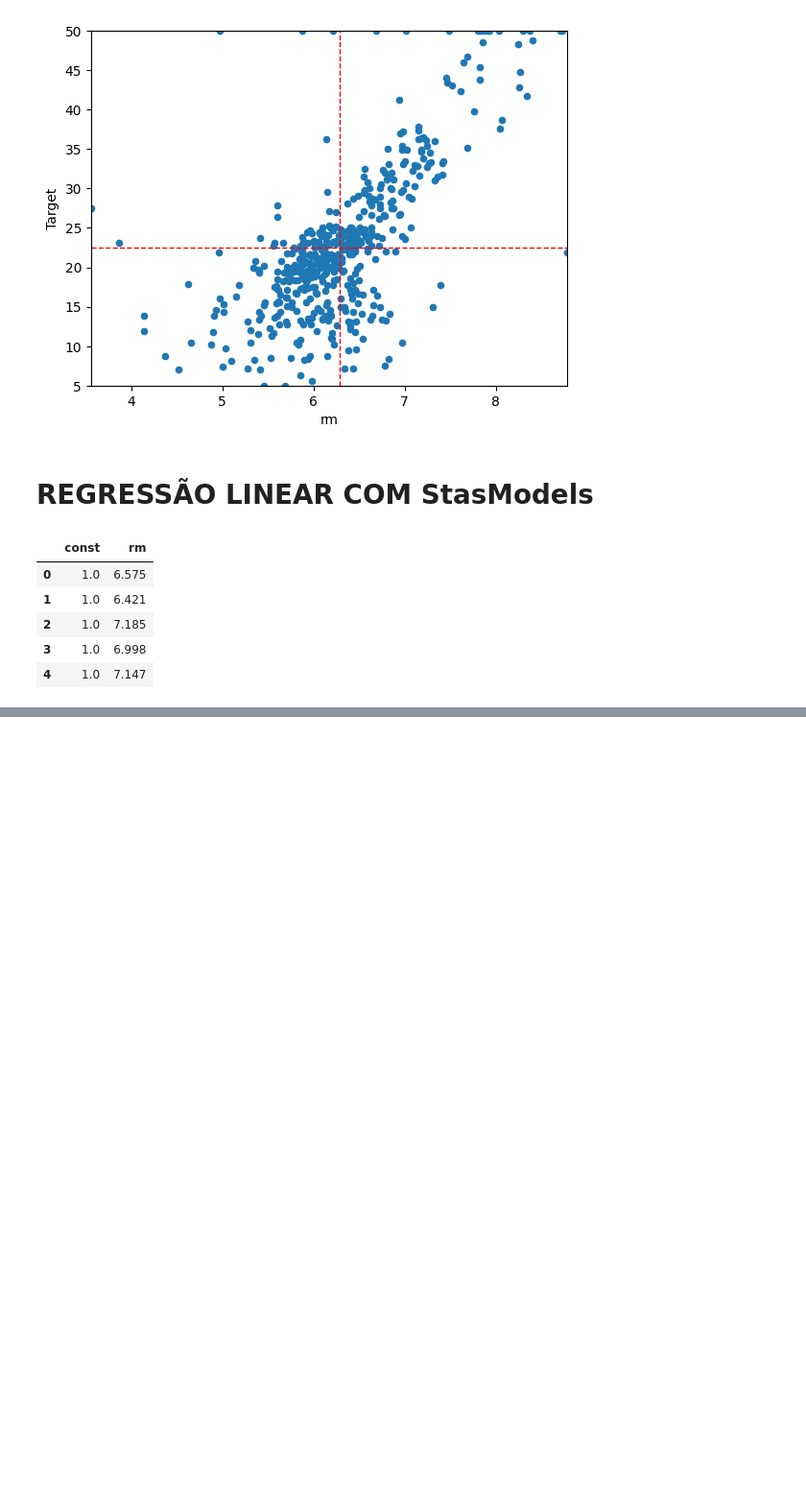
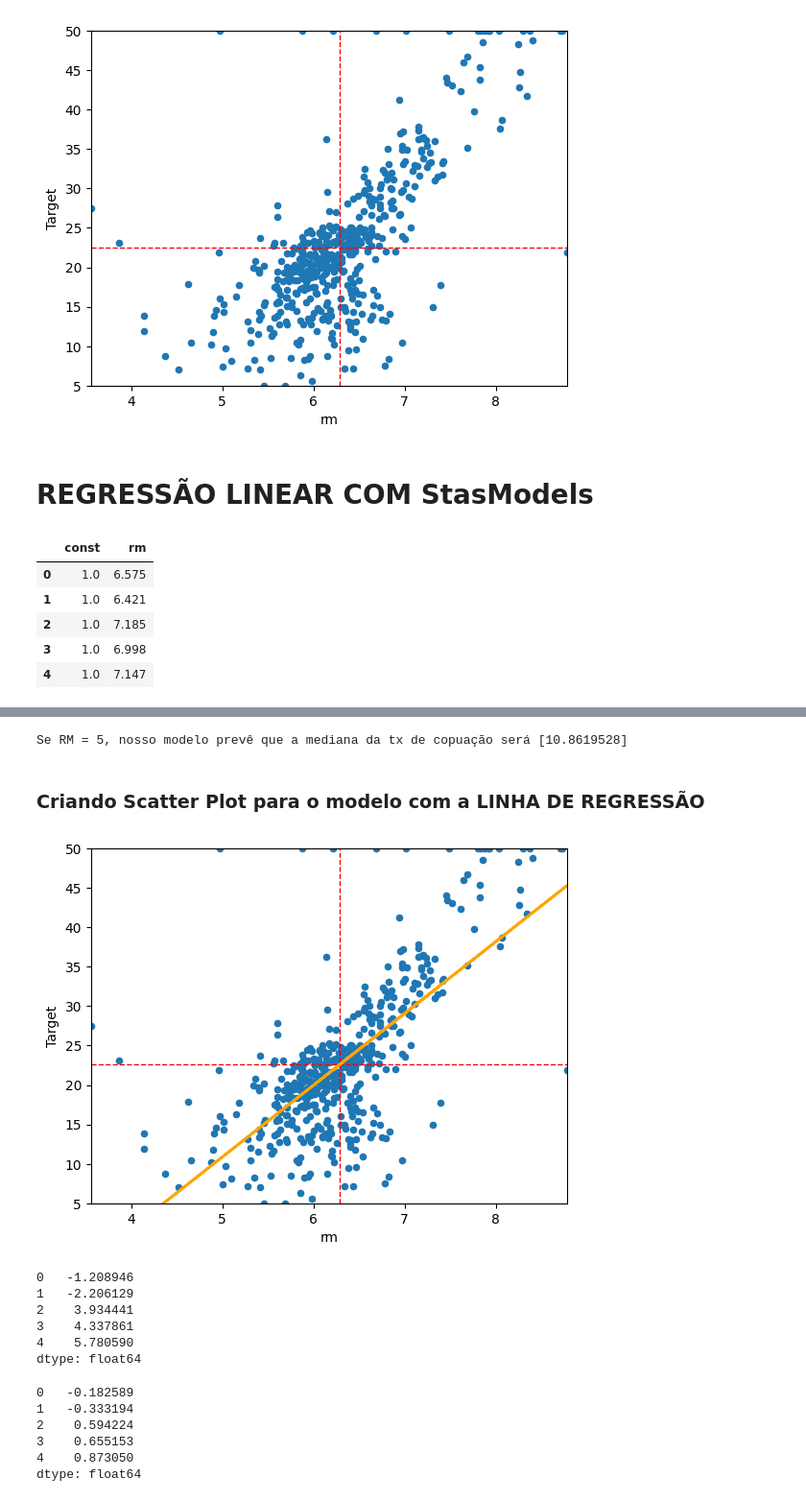
Before and after one commit to alyssonmontovanelli/formacao_dataScience_DSA, a Jupyter notebook: 04_machineLearning/Cap05_Regressao_pt2/01_Regressao.ipynb, the cells around one changed output, grey strips where cells are left out. Shown at 96% size. Drawn from its saved outputs; the diff is of its cells as text; code cells hidden in the pictures; blank space fills up the shorter version.

Commit message:
comparacao sckitLearn x StatsModels - RL

```diff
--- a/04_machineLearning/Cap05_Regressao_pt2/01_Regressao.ipynb
+++ b/04_machineLearning/Cap05_Regressao_pt2/01_Regressao.ipynb
@@ -141,0 +152,6 @@ x.head()
+# %%
+dataset = dataset.dropna(subset=['rm'])
+# %%
+# Criando o modelo de Regressão Simples
+modelo = sm.OLS(y,x)
+modelo_v1 = modelo.fit()
@@ -141,0 +184,4 @@ x.head()
+# %%
+# Gerando os valores previstos
+valores_previstos = modelo_v1.predict(x)
+valores_previstos
@@ -141,0 +201,25 @@ x.head()
+# %%
+# Fazendo previsões com o modelo treinado
+RM = 5
+Xp = np.array([1, RM])
+print(f"Se RM = {RM}, nosso modelo prevê que a mediana da tx de copuação será {modelo_v1.predict(Xp)}")
+# %% [output]
+Se RM = 5, nosso modelo prevê que a mediana da tx de copuação será [10.8619528]
+# %% [markdown]
+### Criando Scatter Plot para o modelo com a LINHA DE REGRESSÃO
+# %%
+# Range de valores para x e y
+x_range = [dataset['rm'].min(), dataset['rm'].max()]
+y_range = [dataset['Target'].min(), dataset['Target'].max()]
+# %%
+# Primeira camada do Scatter Plot
+scatter_plot = dataset.plot(kind = 'scatter', x = 'rm', y = 'Target', xlim = x_range, ylim = y_range)
+
+# Segunda camada do Scatter Plot (médias)
+meanY = scatter_plot.plot(x_range, [dataset['Target'].mean(),dataset['Target'].mean()], '--', color = 'red', linewidth = 1)
+meanX = scatter_plot.plot([dataset['rm'].mean(),dataset['rm'].mean()], y_range, '--', color = 'red', linewidth = 1)
+
+# Terceira camada do Scatter Plot (linha de regressão)
+regression_line = scatter_plot.plot(dataset['rm'], valores_previstos, '-', color = 'orange', linewidth = 2)
+# %% [output]
+[figure, added]
@@ -141,0 +230,18 @@ x.head()
+# %%
+residuos.head()
+# %% [output]
+0   -1.208946
+1   -2.206129
+2    3.934441
+3    4.337861
+4    5.780590
+dtype: float64
+# %%
+residuos_normalizados.head()
+# %% [output]
+0   -0.182589
+1   -0.333194
+2    0.594224
+3    0.655153
+4    0.873050
+dtype: float64
```
Also changed, not shown: parts of 25 cells of this notebook.
